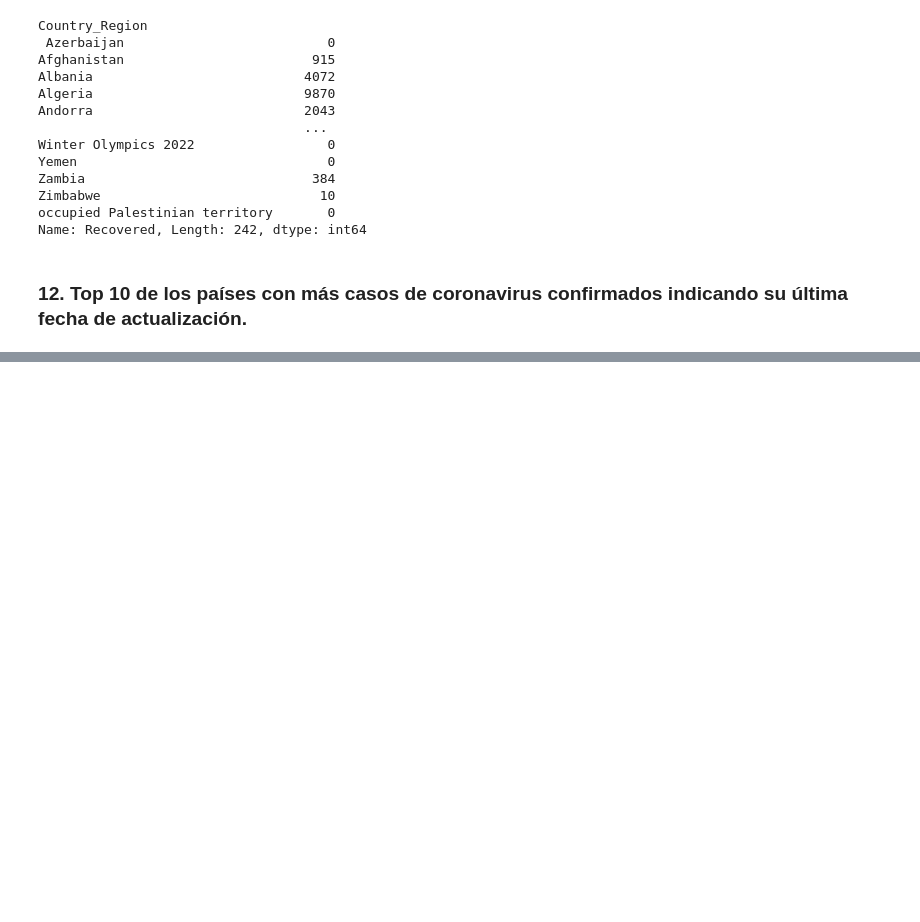
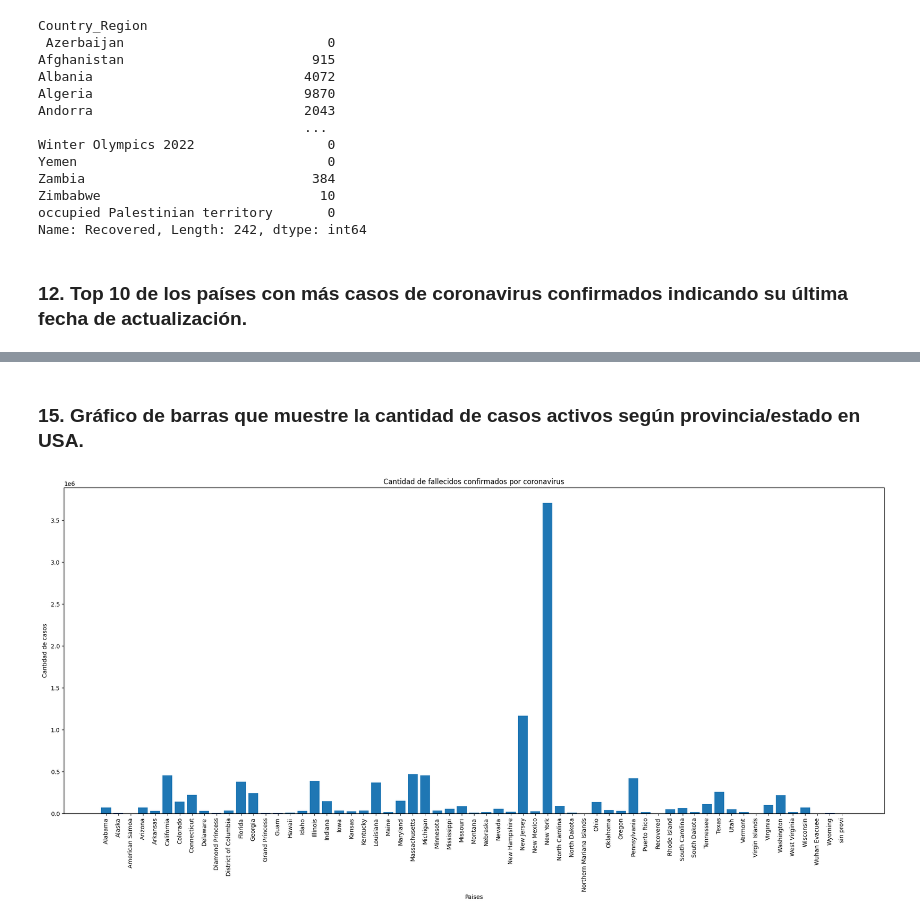
Before and after one commit to AlexisPV/Proyecto_Gestion_datos, a Jupyter notebook: Pinto_gestion.ipynb, the cells around one changed output, grey strips where cells are left out. Saved outputs shown, nothing was run; the diff lists cells and outputs as text; code cells hidden in the pictures; blank space fills up the shorter version.

```diff
--- a/Pinto_gestion.ipynb
+++ b/Pinto_gestion.ipynb
@@ -289,0 +359,19 @@ Name: Recovered, Length: 242, dtype: int64
+# %% [markdown]
+### 15. Gráfico de barras que muestre la cantidad de casos activos según provincia/estado en USA.
+# %%
+US_country = df[df["Country_Region"] == "US"].groupby(["Province_State"])[["Active"]].sum()
+US_country
+# Configurar el gráfico
+plt.figure(figsize=(25, 10))
+plt.title('Cantidad de fallecidos confirmados por coronavirus')
+plt.xlabel('Paises')
+plt.ylabel('Cantidad de casos')
+
+plt.bar(US_country.index,US_country["Active"])
+
+# Rotar las etiquetas del eje x
+plt.xticks(rotation=90)
+
+plt.show()
+# %% [output]
+[figure, added]
```
Also changed, not shown: parts of 17 cells of this notebook, 1 other file.
